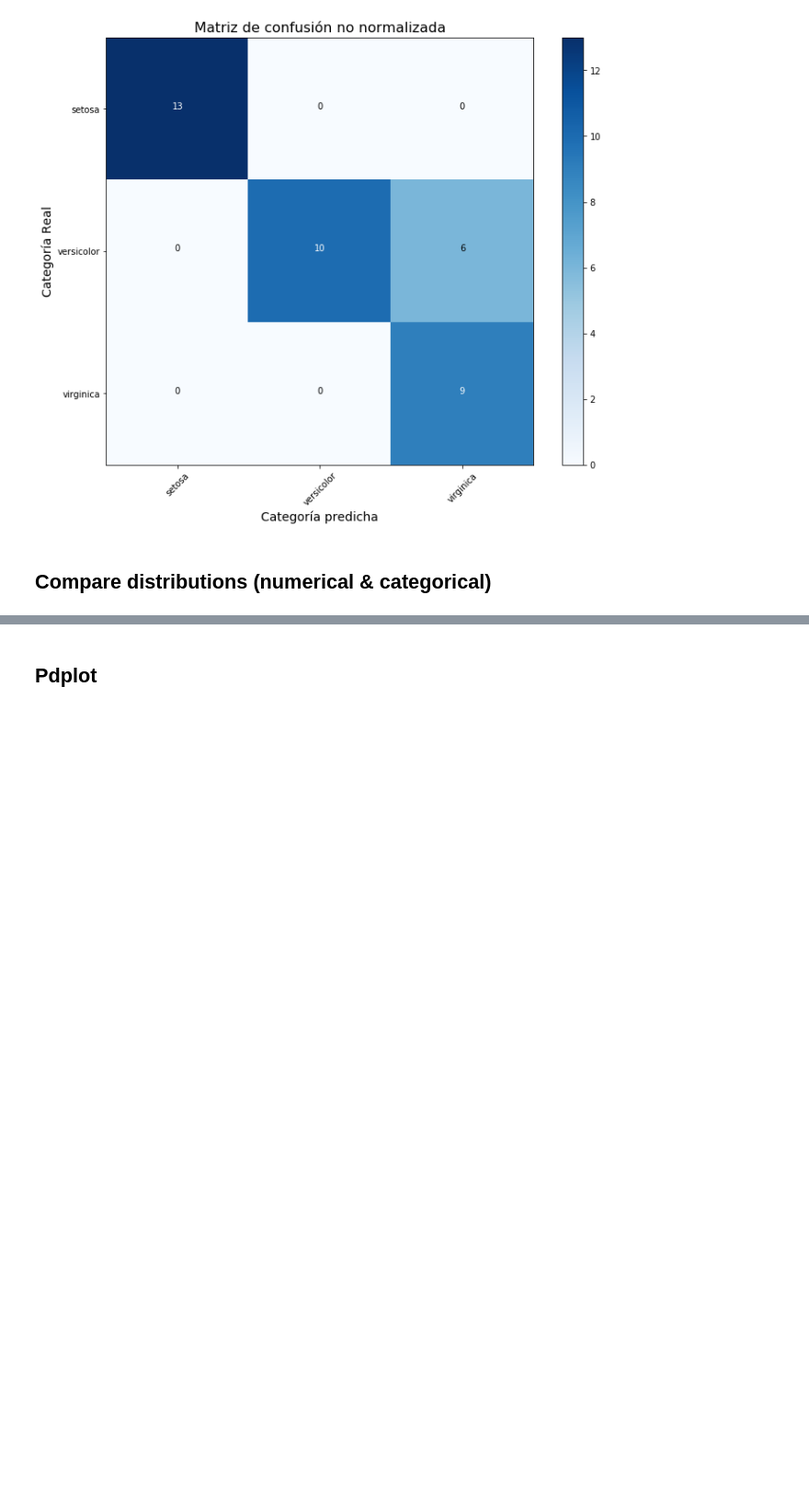
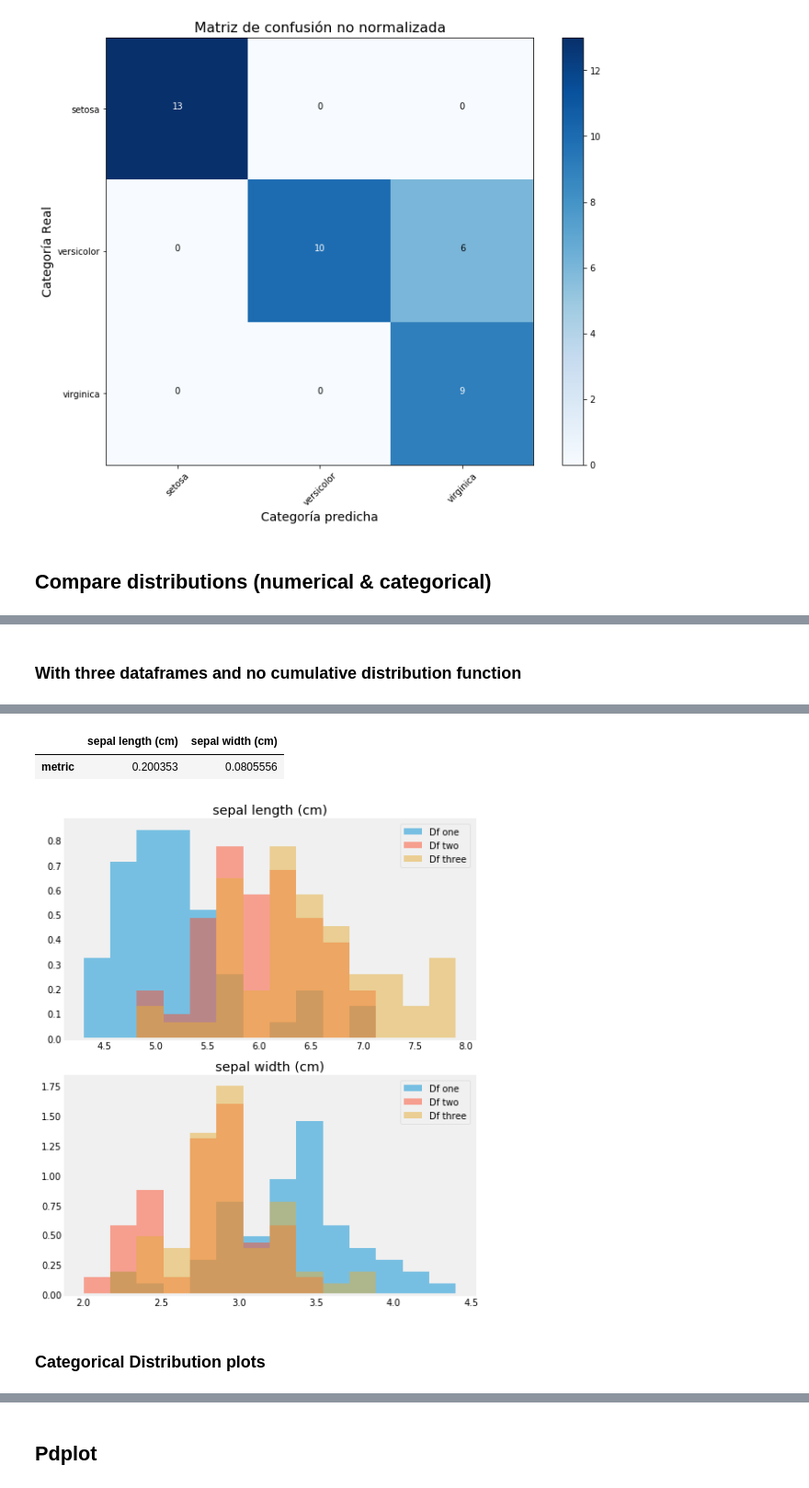
Before and after one commit to SpikeLab-CL/SpikePy, a Jupyter notebook: Notebooks/plots_helpers.ipynb, the cells around one changed output, grey strips where cells are left out. Shown: that part at 92% size. Saved outputs shown, nothing was run; the diff lists cells and outputs as text; code cells hidden in the pictures; blank space fills up the shorter version.

Commit message:
Updated and new examples for comparing continuous distributions

```diff
--- a/Notebooks/plots_helpers.ipynb
+++ b/Notebooks/plots_helpers.ipynb
@@ -75,0 +93,10 @@ distances
+# %% [markdown]
+### With three dataframes and no cumulative distribution function
+# %%
+fig, axes, distances = sp.compare_cont_dists([df1, df2, df3],
+                                             ['sepal length (cm)', 'sepal width (cm)'],
+                                             labels=['Df one', 'Df two', 'Df three'],
+                                             nbins=15, normalize_distance=True, plot_cdf=False)
+
+distances
+# %% [output]
@@ -76,3 +105,8 @@ distances
+|  | sepal length (cm) | sepal width (cm) |
+| metric | 0.200353 | 0.0805556 |
+[figure, added]
+# %% [markdown]
+### Categorical Distribution plots
 # %%
 sp.compare_categorical_dists(df1, df2, ['group_sepal', 'group_petal'],
                      labels=['Df one', 'Df two']);
```
Also changed, not shown: parts of 6 cells of this notebook.
